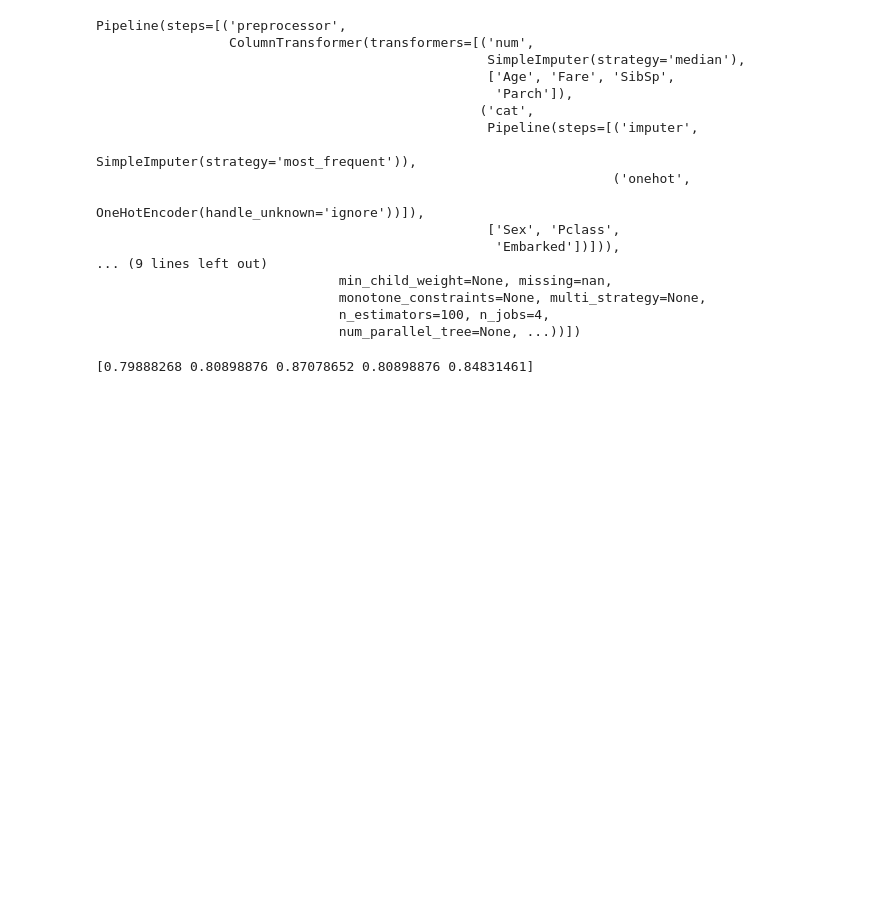
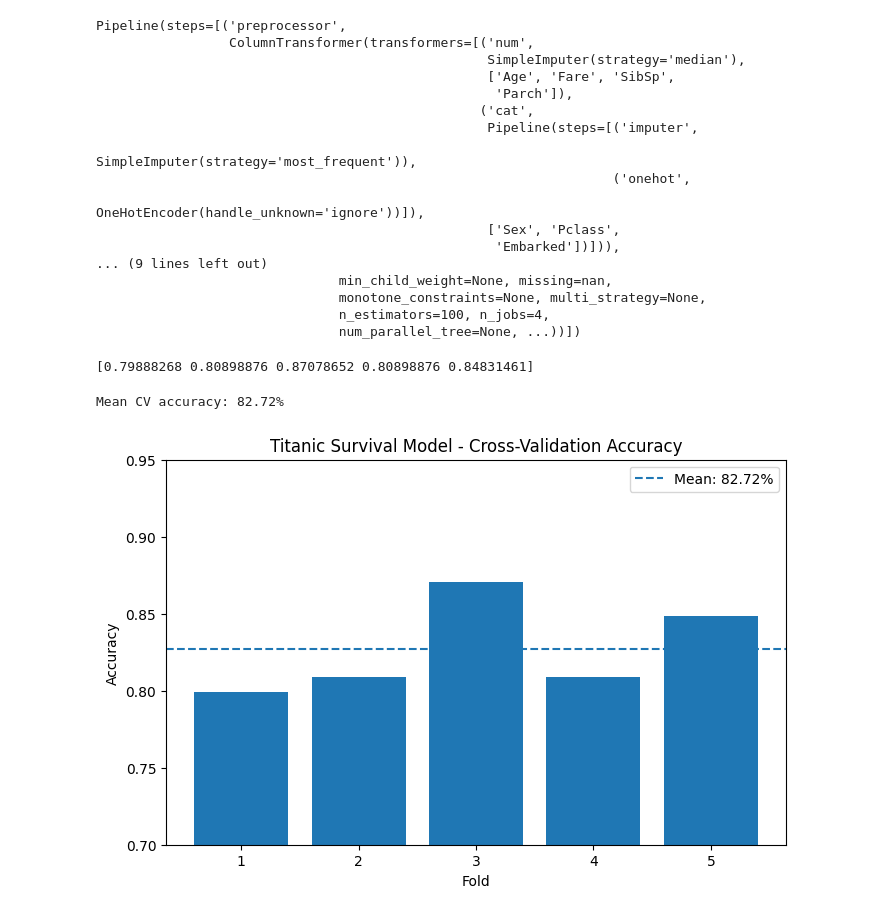
Before and after one commit to Emblogs/Titanic_Project, a Jupyter notebook: Titanic_Project.ipynb, the cells around one changed output. Drawn from its saved outputs; the diff is of its cells as text; code cells hidden in the pictures; blank space fills up the shorter version.

```diff
--- a/Titanic_Project.ipynb
+++ b/Titanic_Project.ipynb
@@ -96,6 +96,30 @@ scores = cross_val_score(my_pipeline, X, y, cv=5, scoring='accuracy')
 print(scores)
 # %% [output]
 [0.79888268 0.80898876 0.87078652 0.80898876 0.84831461]
+# %%
+import matplotlib.pyplot as plt
+import numpy as np
+
+print(f"Mean CV accuracy: {scores.mean():.2%}")
+
+plt.figure(figsize=(8, 5))
+
+folds = np.arange(1, len(scores) + 1)
+
+plt.bar(folds, scores)
+plt.axhline(scores.mean(), linestyle="--",
+            label=f"Mean: {scores.mean():.2%}")
+
+plt.xlabel("Fold")
+plt.ylabel("Accuracy")
+plt.title("Titanic Survival Model - Cross-Validation Accuracy")
+plt.xticks(folds)
+plt.ylim(0.7, 0.95)
+plt.legend()
+plt.show()
+# %% [output]
+Mean CV accuracy: 82.72%
+[figure, added]
 # %%
 predictions = my_pipeline.predict(test_data)
 # %%
```
Also changed, not shown: parts of 1 cell of this notebook.
